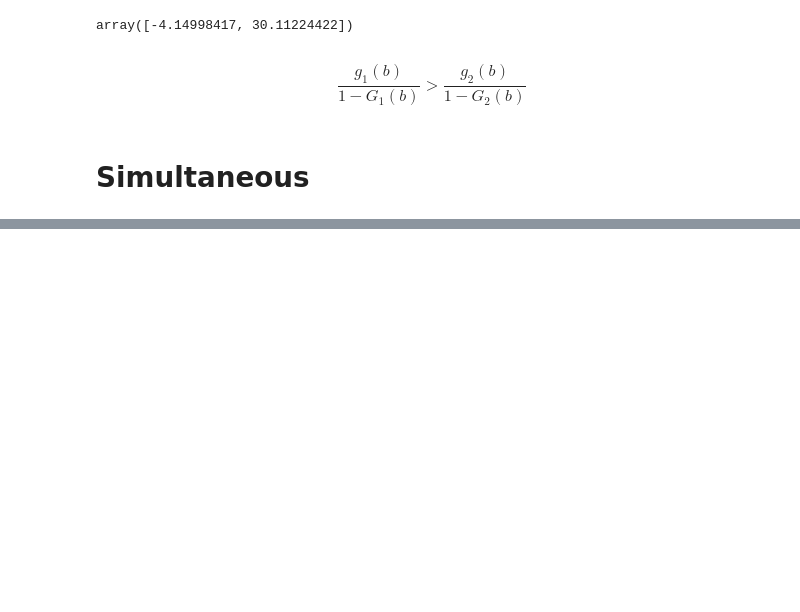
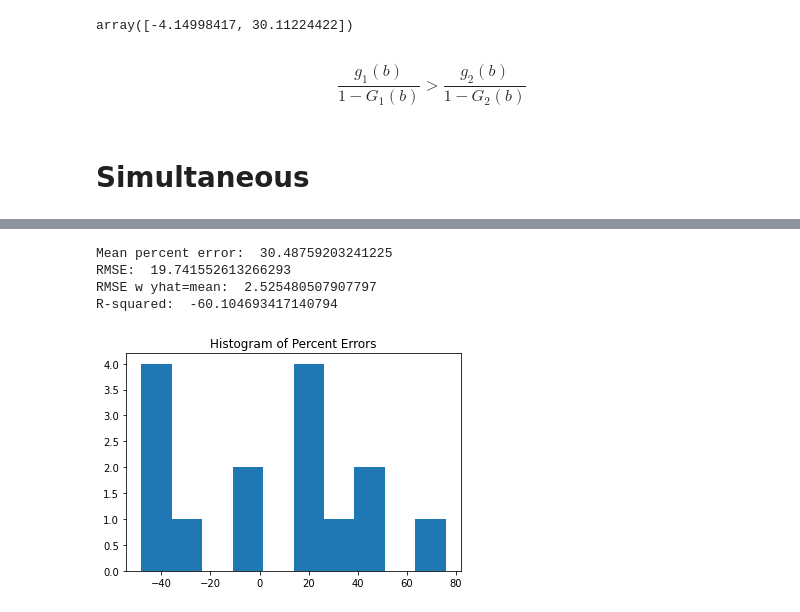
Before and after one commit to extraction-tools/ANN, a Jupyter notebook: Nick/Simulfit.ipynb, the cells around one changed output, grey strips where cells are left out. Saved outputs shown, nothing was run; the diff lists cells and outputs as text; code cells hidden in the pictures; blank space fills up the shorter version.

```diff
--- a/Nick/Simulfit.ipynb
+++ b/Nick/Simulfit.ipynb
@@ -238,0 +387,8 @@ array([[[1., 1.],
+# %%
+uts.evaluate(y_yhat)
+# %% [output]
+Mean percent error:  30.48759203241225
+RMSE:  19.741552613266293
+RMSE w yhat=mean:  2.525480507907797
+R-squared:  -60.104693417140794
+[figure, added]
```
Also changed, not shown: parts of 29 cells of this notebook, 4 other files.
